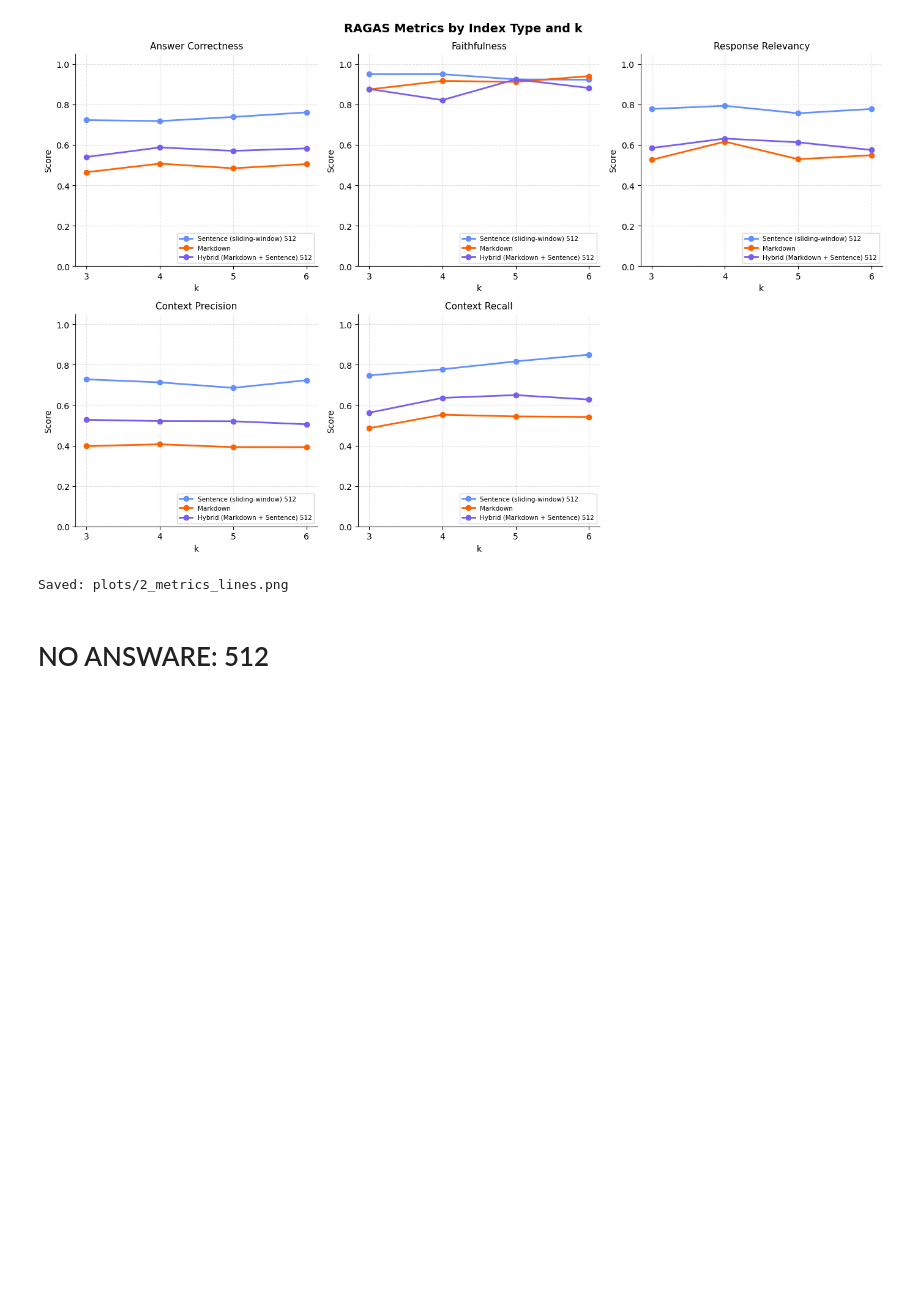
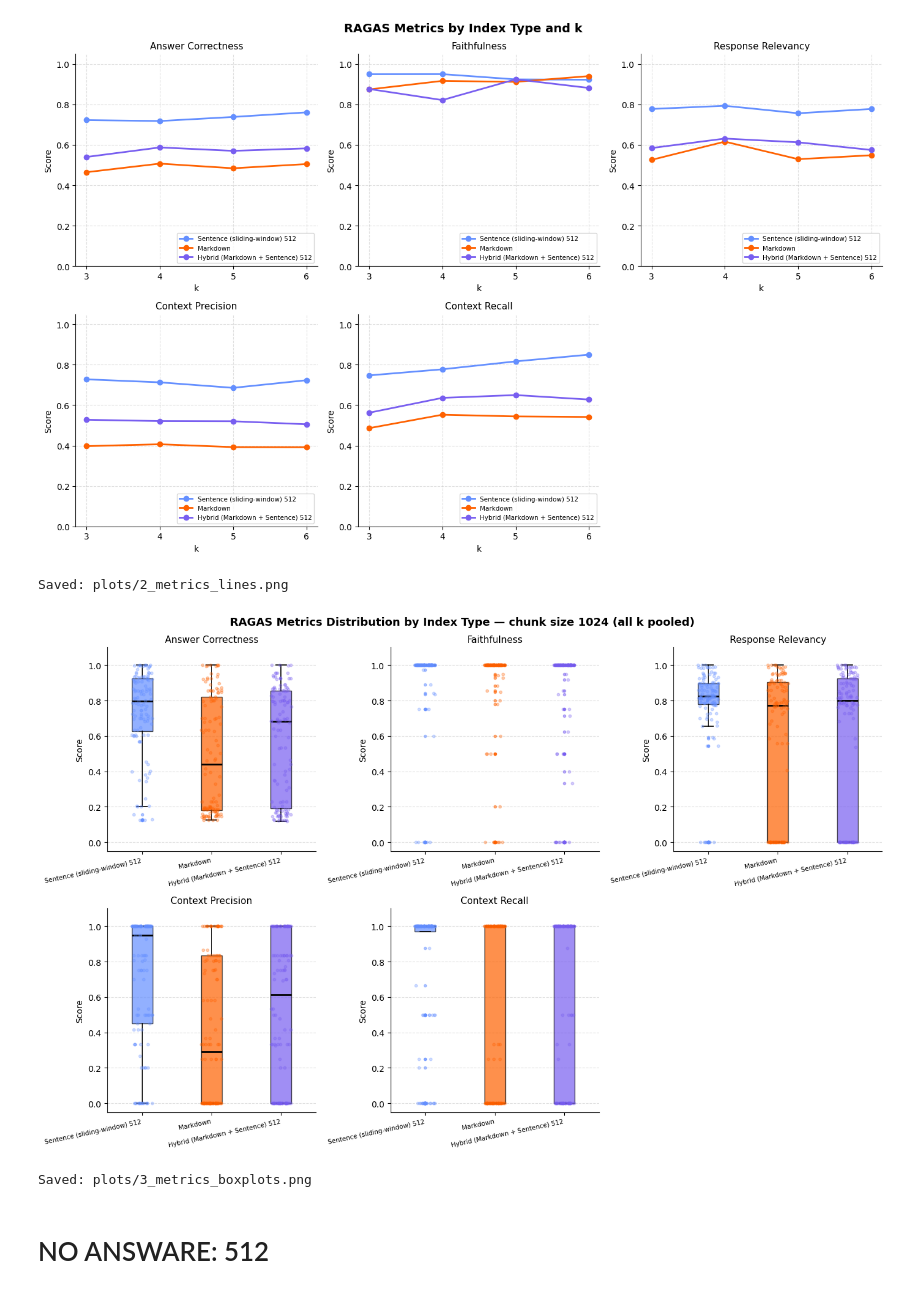
Before and after one commit to Gabriele-tomai00/rag_eval_units, a Jupyter notebook: rag_eval/comparison_study.ipynb, the cells around one changed output. Saved outputs shown, nothing was run; the diff lists cells and outputs as text; code cells hidden in the pictures; blank space fills up the shorter version.

Commit message:
aggiunto grafico rag vs perplexity e box plot

```diff
--- a/rag_eval/comparison_study.ipynb
+++ b/rag_eval/comparison_study.ipynb
@@ -172,6 +172,74 @@ plot_metrics_lines(means, PLOTS_DIR / "2_metrics_lines.png")
 Saved: plots/1_pass_rate.png
 [figure]
 Saved: plots/2_metrics_lines.png
+# %%
+# ---------------------------------------------------------------------------
+# Plot 3 — RAGAS metrics: box plots per index type (distribution across all k)
+# ---------------------------------------------------------------------------
+def plot_metrics_boxplots(df: pd.DataFrame, save_path: Path) -> None:
+    available = [m for m in METRICS if m in df.columns]
+    ncols = 3
+    nrows = (len(available) + ncols - 1) // ncols
+
+    fig, axes = plt.subplots(nrows, ncols, figsize=(14, 4.5 * nrows), squeeze=False)
+    fig.suptitle(
+        "RAGAS Metrics Distribution by Index Type — chunk size 1024 (all k pooled)",
+        fontsize=13, fontweight="bold",
+    )
+
+    for ax_idx, metric in enumerate(available):
+        ax = axes[ax_idx // ncols][ax_idx % ncols]
+
+        data   = [df[df["index_type"] == t][metric].dropna().values for t in INDEX_TYPES]
+        labels = [INDEX_LABELS[t] for t in INDEX_TYPES]
+        colors = [INDEX_COLORS[t] for t in INDEX_TYPES]
+
+        bp = ax.boxplot(
+            data,
+            patch_artist=True,
+            notch=False,
+            medianprops=dict(color="black", linewidth=2),
+            whiskerprops=dict(linewidth=1.2),
+            capprops=dict(linewidth=1.2),
+            flierprops=dict(marker="o", markersize=3, linestyle="none", alpha=0.5),
+        )
+
+        for patch, color in zip(bp["boxes"], colors):
+            patch.set_facecolor(color)
+            patch.set_alpha(0.7)
+        for flier, color in zip(bp["fliers"], colors):
+            flier.set_markerfacecolor(color)
+            flier.set_markeredgecolor(color)
+
+        # overlay individual data points (jittered)
+        for pos, (vals, color) in enumerate(zip(data, colors), start=1):
+            jitter = np.random.default_rng(42).uniform(-0.15, 0.15, size=len(vals))
+            ax.scatter(
+                pos + jitter, vals,
+                color=color, alpha=0.3, s=10, zorder=3,
+            )
+
+        ax.set_title(metric.replace("_", " ").title(), fontsize=11)
+        ax.set_xticks(range(1, len(INDEX_TYPES) + 1))
+        ax.set_xticklabels(labels, fontsize=7.5, rotation=12, ha="right")
+        ax.set_ylabel("Score")
+        ax.set_ylim(-0.05, 1.1)
+        ax.spines[["top", "right"]].set_visible(False)
+        ax.grid(axis="y", linestyle="--", alpha=0.4)
+
+    for ax_idx in range(len(available), nrows * ncols):
+        axes[ax_idx // ncols][ax_idx % ncols].set_visible(False)
+
+    plt.tight_layout()
+    fig.savefig(save_path, dpi=150, bbox_inches="tight")
+    plt.show()
+    print(f"Saved: {save_path}")
+
+
+plot_metrics_boxplots(df, PLOTS_DIR / "3_metrics_boxplots.png")
+# %% [output]
+[figure, added]
+Saved: plots/3_metrics_boxplots.png
 # %% [markdown]
 # NO ANSWARE: 512
 # %%
```
Also changed, not shown: parts of 4 cells of this notebook, 5 other files.
